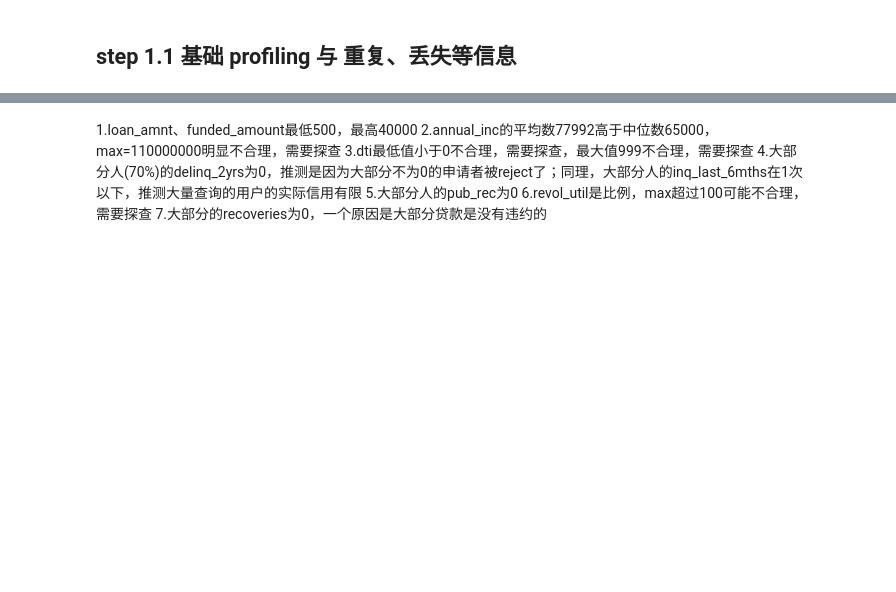
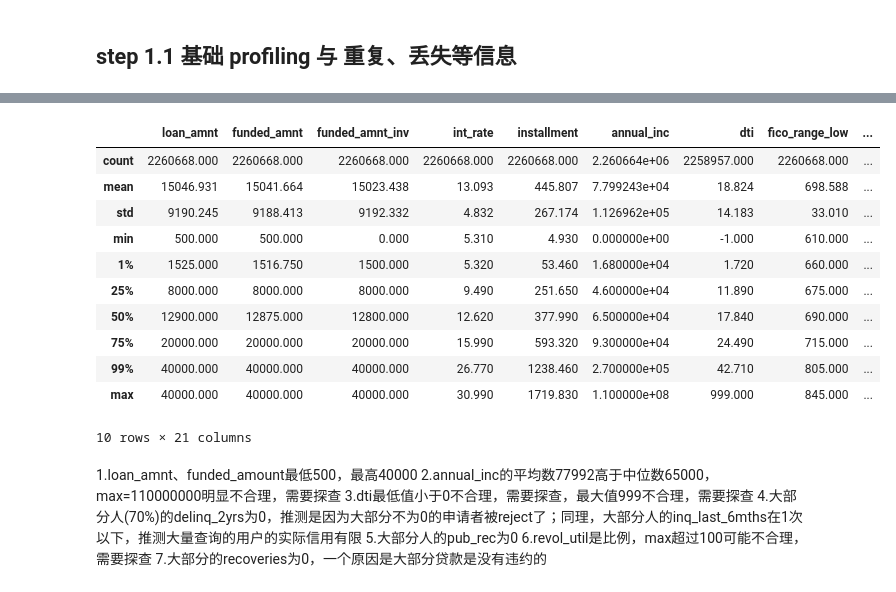
Before and after one commit to Noah-FENG/financial-risk-platform, a Jupyter notebook: main.ipynb, the cells around one changed output, grey strips where cells are left out. Saved outputs shown, nothing was run; the diff lists cells and outputs as text; code cells hidden in the pictures; blank space fills up the shorter version.

```diff
--- a/main.ipynb
+++ b/main.ipynb
@@ -178,7 +293,20 @@ display(field_profile)
 # %%
 #numerical字段的初步EDA
-numerical_profile = df[numerical_core_cols].describe(percentiles=[0.99,0.75,0.5,0.25,0.01]).round(3).T
+numerical_profile = df[numerical_core_cols].describe(percentiles=[0.99,0.75,0.5,0.25,0.01]).round(3)
 display(numerical_profile)
+# %% [output]
+|  | loan_amnt | funded_amnt | funded_amnt_inv | int_rate | installment | annual_inc | dti | fico_range_low | ... |
+| count | 2260668.000 | 2260668.000 | 2260668.000 | 2260668.000 | 2260668.000 | 2.260664e+06 | 2258957.000 | 2260668.000 | ... |
+| mean | 15046.931 | 15041.664 | 15023.438 | 13.093 | 445.807 | 7.799243e+04 | 18.824 | 698.588 | ... |
+| std | 9190.245 | 9188.413 | 9192.332 | 4.832 | 267.174 | 1.126962e+05 | 14.183 | 33.010 | ... |
+| min | 500.000 | 500.000 | 0.000 | 5.310 | 4.930 | 0.000000e+00 | -1.000 | 610.000 | ... |
+| 1% | 1525.000 | 1516.750 | 1500.000 | 5.320 | 53.460 | 1.680000e+04 | 1.720 | 660.000 | ... |
+| 25% | 8000.000 | 8000.000 | 8000.000 | 9.490 | 251.650 | 4.600000e+04 | 11.890 | 675.000 | ... |
+| 50% | 12900.000 | 12875.000 | 12800.000 | 12.620 | 377.990 | 6.500000e+04 | 17.840 | 690.000 | ... |
+| 75% | 20000.000 | 20000.000 | 20000.000 | 15.990 | 593.320 | 9.300000e+04 | 24.490 | 715.000 | ... |
+| 99% | 40000.000 | 40000.000 | 40000.000 | 26.770 | 1238.460 | 2.700000e+05 | 42.710 | 805.000 | ... |
+| max | 40000.000 | 40000.000 | 40000.000 | 30.990 | 1719.830 | 1.100000e+08 | 999.000 | 845.000 | ... |
+10 rows × 21 columns
 # %% [markdown]
 1.loan_amnt、funded_amount最低500，最高40000
 2.annual_inc的平均数77992高于中位数65000，max=110000000明显不合理，需要探查
```
Also changed, not shown: parts of 24 cells of this notebook, 18 other files.
